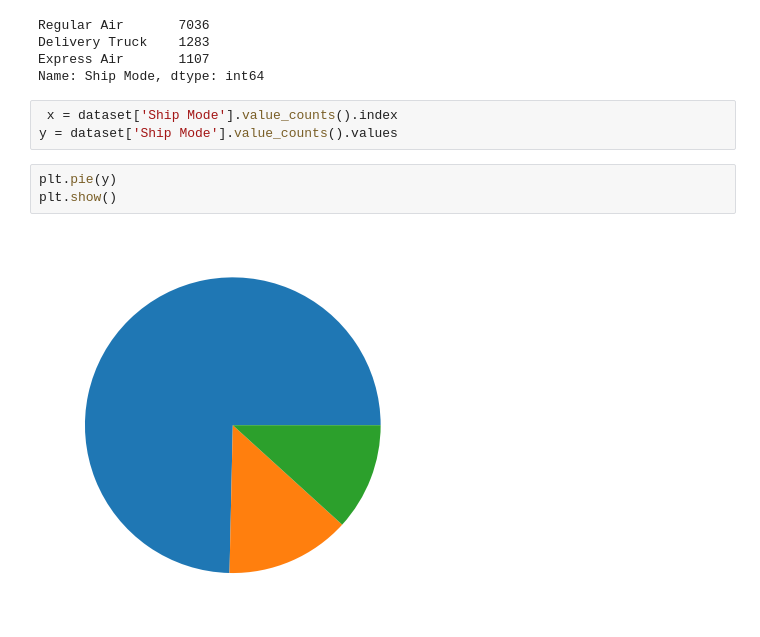
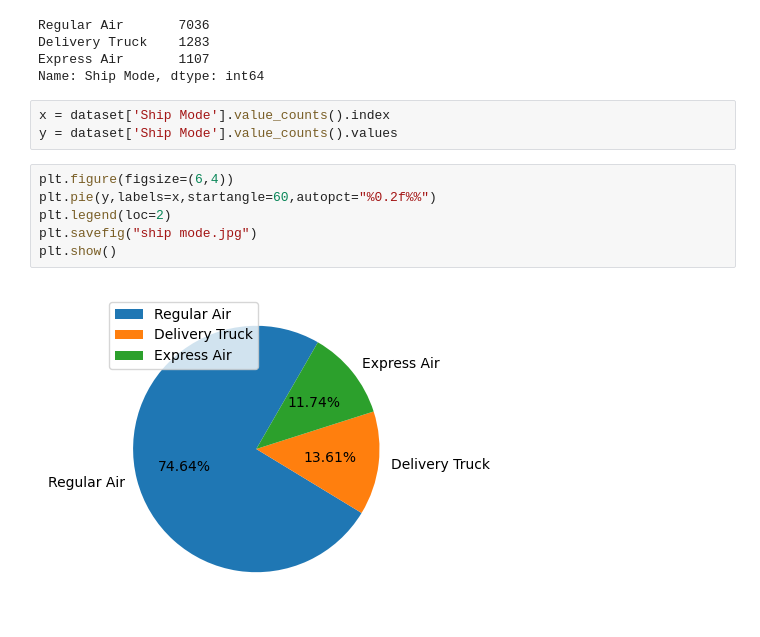
Before and after one commit to xeninowl/e_commerceData, a Jupyter notebook: datasheet.ipynb, the cells around one changed output. Saved outputs shown, nothing was run; the diff lists cells and outputs as text.

```diff
--- a/datasheet.ipynb
+++ b/datasheet.ipynb
@@ -120,10 +120,13 @@ Delivery Truck    1283
 Express Air       1107
 Name: Ship Mode, dtype: int64
 # %%
- x = dataset['Ship Mode'].value_counts().index
+x = dataset['Ship Mode'].value_counts().index
 y = dataset['Ship Mode'].value_counts().values
-# %%
-plt.pie(y)
-plt.show()
-# %% [output]
-[figure, removed]
+# %%
+plt.figure(figsize=(6,4))
+plt.pie(y,labels=x,startangle=60,autopct="%0.2f%%")
+plt.legend(loc=2)
+plt.savefig("ship mode.jpg")
+plt.show()
+# %% [output]
+[figure, added]
```
Also changed, not shown: parts of 6 cells of this notebook.
